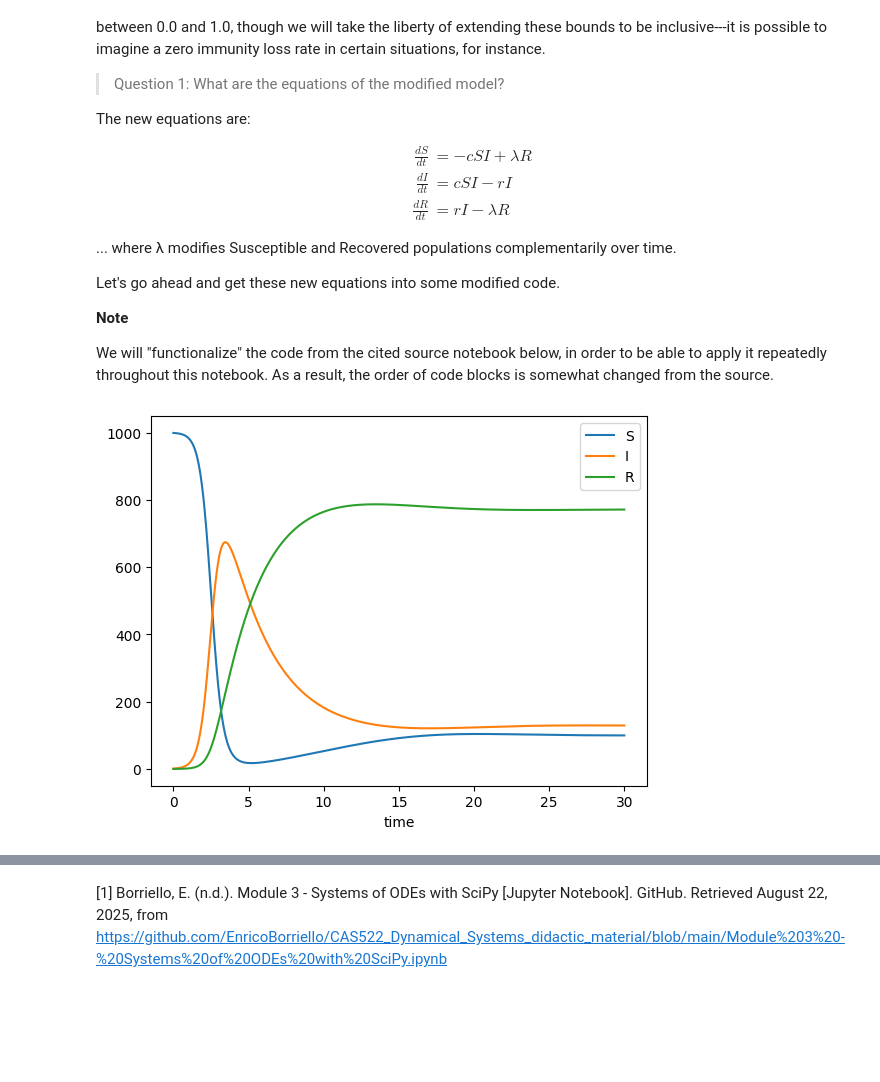
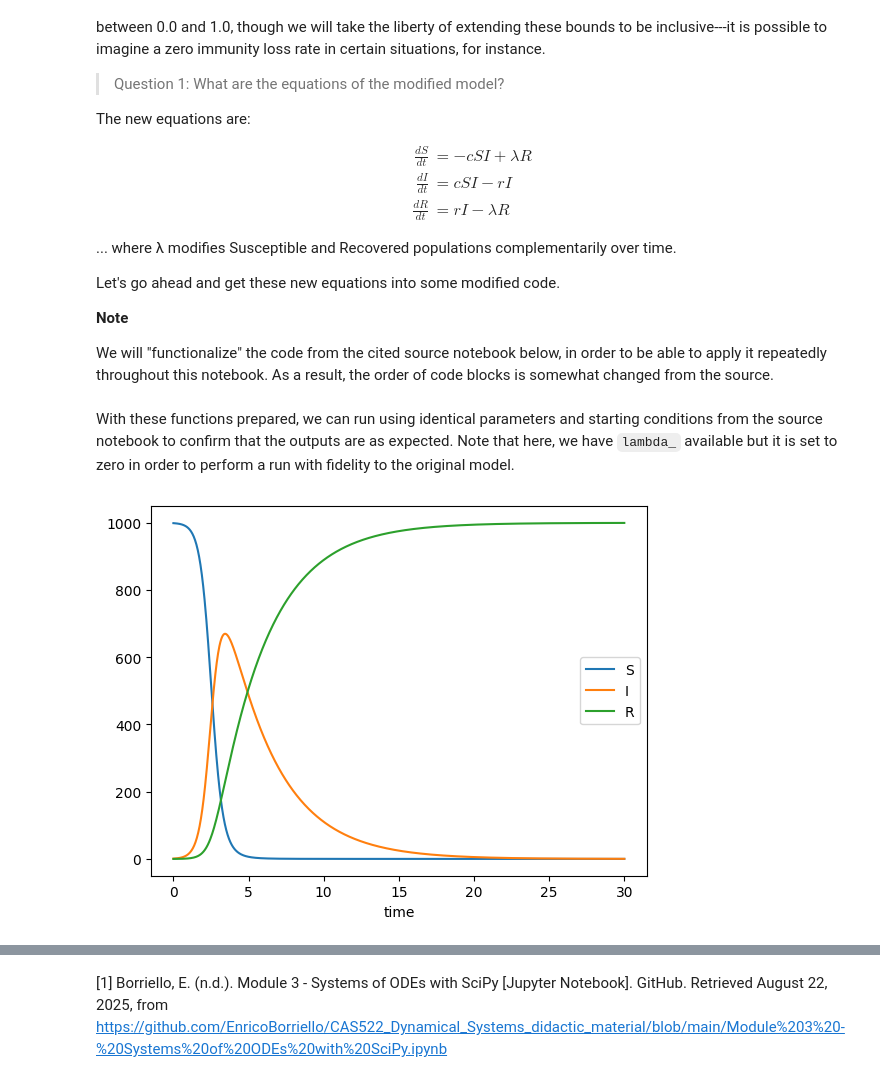
Before and after one commit to peterdresslar/Dresslar_CAS522, a Jupyter notebook: notebooks/Dresslar_CAS522_M3.ipynb, the cells around one changed output, grey strips where cells are left out. Drawn from its saved outputs; the diff is of its cells as text; code cells hidden in the pictures; blank space fills up the shorter version.

Commit message:
Question1-Plot1

```diff
--- a/notebooks/Dresslar_CAS522_M3.ipynb
+++ b/notebooks/Dresslar_CAS522_M3.ipynb
@@ -73,18 +68,27 @@ def
+# %% [markdown]
+With these functions prepared, we can run using identical parameters and starting conditions from the source notebook to confirm that the outputs are as expected. Note that here, we have `lambda_` available but it is set to zero in order to perform a run with fidelity to the original model.
 # %%
-t = np.linspace(0,30,1000)   # time points representing 30 days
-x = odeint(odes,x0,t)       # solve using the solver (default)
+# starting conditions with population of 1000
+N = 1000
+I0 = 1         # our veritable Typhoid Mary
+S0 = N - I0   # 999
+R0 = 0         # no recovered individuals at the start
 
-# unpack the solution into separate vecs
-x_S = x[:,0]
-x_I = x[:,1]
-x_R = x[:,2]
+# parameters
+c = 0.003       # contact rate
+r = 0.3         # recovery rate
+
+# our modified model includes:
+lambda_ = 0.00   # immunity loss rate (0.00)
+                 # note: lambda is a reserved word!
+
+# a nice starting vector
+x0 = [S0, I0, R0]   # [999, 1, 0]
+
+t = get_time_points(0,30,1000)
+x = solve_one(x0,t)
+x_S, x_I, x_R = unpack_solution(x)
+
+plot_solution(t, x_S, x_I, x_R)
+# %% [output]
+[figure, added]
-# %%
-plt.plot(t,x_S,label='S')
-plt.plot(t,x_I,label='I')
-plt.plot(t,x_R,label='R')
-plt.legend()
-plt.xlabel('time')
-#plt.savefig('SIR_solution.pdf')
-plt.show()
-# %% [output]
-[figure, removed]
```
Also changed, not shown: parts of 10 cells of this notebook.
